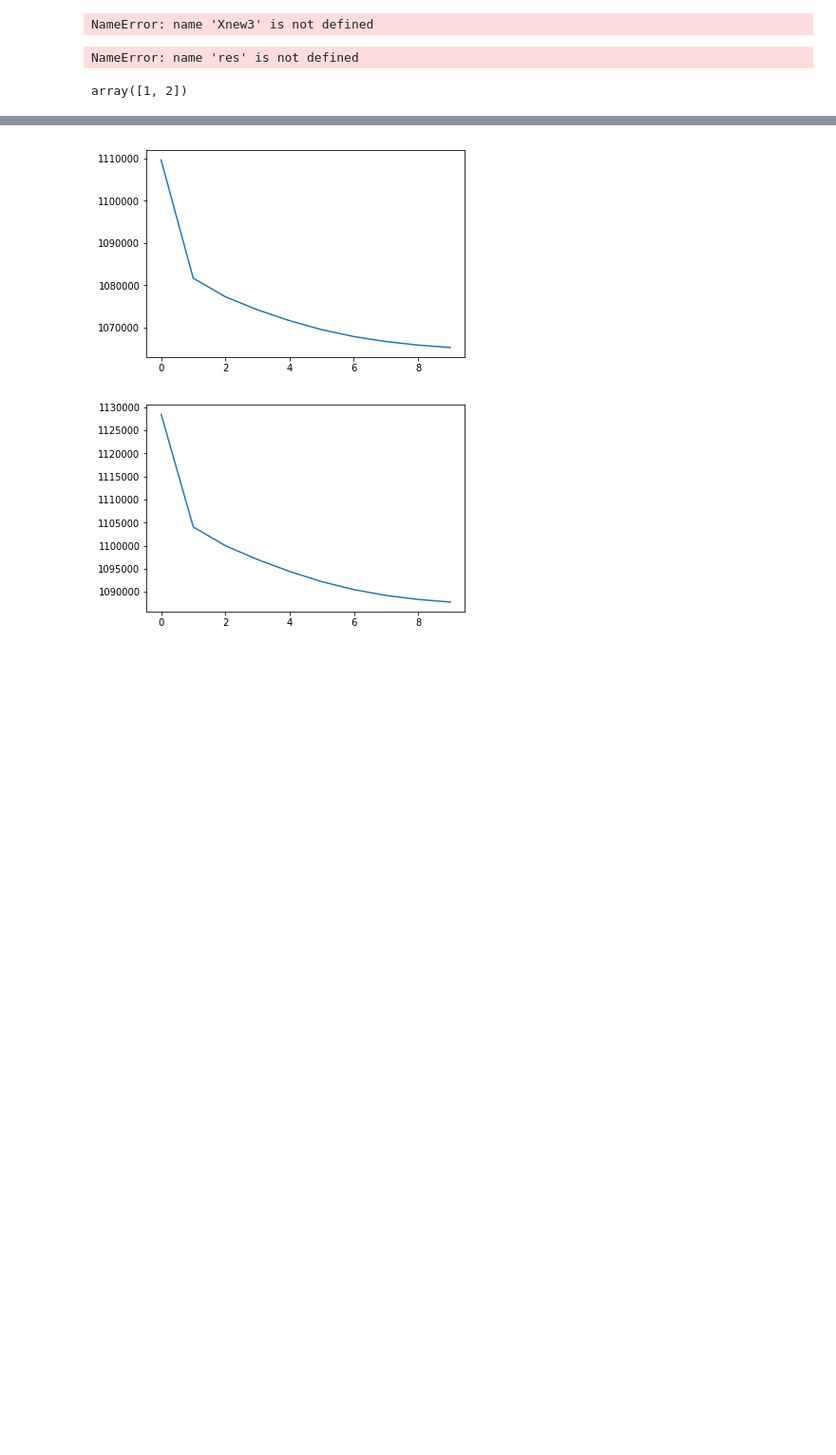
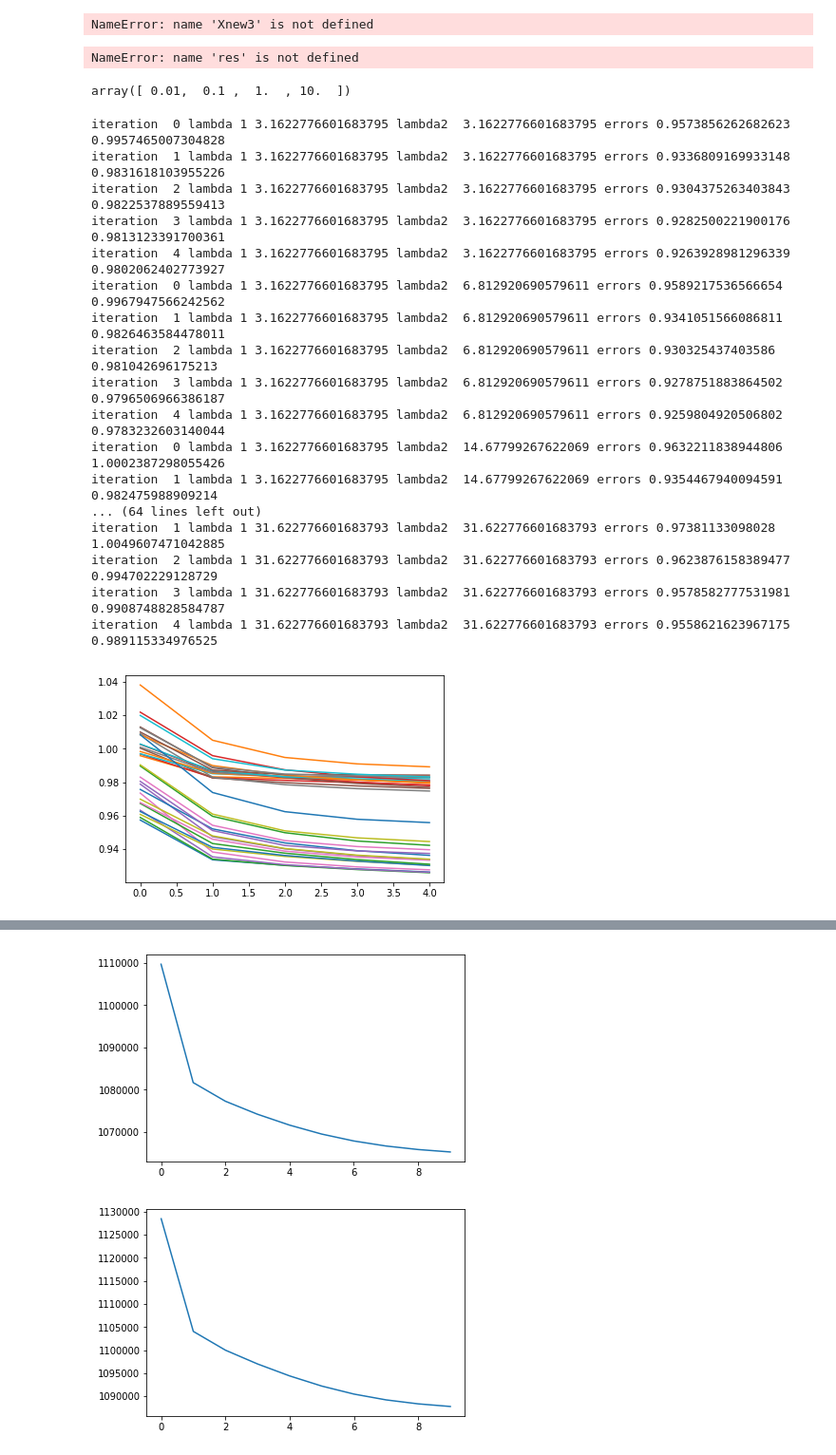
Before and after one commit to brunowicht/ML-Projects-2018, a Jupyter notebook: project2/ALS.ipynb, the cells around one changed output, grey strips where cells are left out. Shown at 95% size. Saved outputs shown, nothing was run; the diff lists cells and outputs as text; code cells hidden in the pictures; blank space fills up the shorter version.

Commit message:
piping

```diff
--- a/project2/ALS.ipynb
+++ b/project2/ALS.ipynb
@@ -218,8 +218,32 @@ def piping(matrix,test_matrix,nb_feature,label_pos,test_pos,dataset_to_predict,l
     plt.plot(np.array(test_errors))
     predictors=predictors.drop(columns=['prediction'])
     create_submission(predictors,name)
-# %%
-np.ravel(np.array([1,2]))
-# %% [output]
-array([1, 2])
+# %%
+np.logspace(-2,1,4)
+# %% [output]
+array([ 0.01,  0.1 ,  1.  , 10.  ])
+# %%
+for lambda_1 in np.logspace(0.5,1.5,4):
+    for lambda_2 in np.logspace(1.,1.7,4):
+
+        piping(matrix,test_matrix,3,train_label_positions,test_label_positions,dataset_to_predict,lambda_1,lambda_2,5,"test.csv")
+# %% [output]
+iteration  0 lambda 1 3.1622776601683795 lambda2  3.1622776601683795 errors 0.9573856262682623   0.9957465007304828
+iteration  1 lambda 1 3.1622776601683795 lambda2  3.1622776601683795 errors 0.9336809169933148   0.9831618103955226
+iteration  2 lambda 1 3.1622776601683795 lambda2  3.1622776601683795 errors 0.9304375263403843   0.9822537889559413
+iteration  3 lambda 1 3.1622776601683795 lambda2  3.1622776601683795 errors 0.9282500221900176   0.9813123391700361
+iteration  4 lambda 1 3.1622776601683795 lambda2  3.1622776601683795 errors 0.9263928981296339   0.9802062402773927
+iteration  0 lambda 1 3.1622776601683795 lambda2  6.812920690579611 errors 0.9589217536566654   0.9967947566242562
+iteration  1 lambda 1 3.1622776601683795 lambda2  6.812920690579611 errors 0.9341051566086811   0.9826463584478011
+iteration  2 lambda 1 3.1622776601683795 lambda2  6.812920690579611 errors 0.930325437403586   0.981042696175213
+iteration  3 lambda 1 3.1622776601683795 lambda2  6.812920690579611 errors 0.9278751883864502   0.9796506966386187
+iteration  4 lambda 1 3.1622776601683795 lambda2  6.812920690579611 errors 0.9259804920506802   0.9783232603140044
+iteration  0 lambda 1 3.1622776601683795 lambda2  14.67799267622069 errors 0.9632211838944806   1.0002387298055426
+iteration  1 lambda 1 3.1622776601683795 lambda2  14.67799267622069 errors 0.9354467940094591   0.982475988909214
+... (64 lines left out)
+iteration  1 lambda 1 31.622776601683793 lambda2  31.622776601683793 errors 0.97381133098028   1.0049607471042885
+iteration  2 lambda 1 31.622776601683793 lambda2  31.622776601683793 errors 0.9623876158389477   0.994702229128729
+iteration  3 lambda 1 31.622776601683793 lambda2  31.622776601683793 errors 0.9578582777531981   0.9908748828584787
+iteration  4 lambda 1 31.622776601683793 lambda2  31.622776601683793 errors 0.9558621623967175   0.989115334976525
+[figure, added]
 # %%
```
Also changed, not shown: parts of 8 cells of this notebook.
